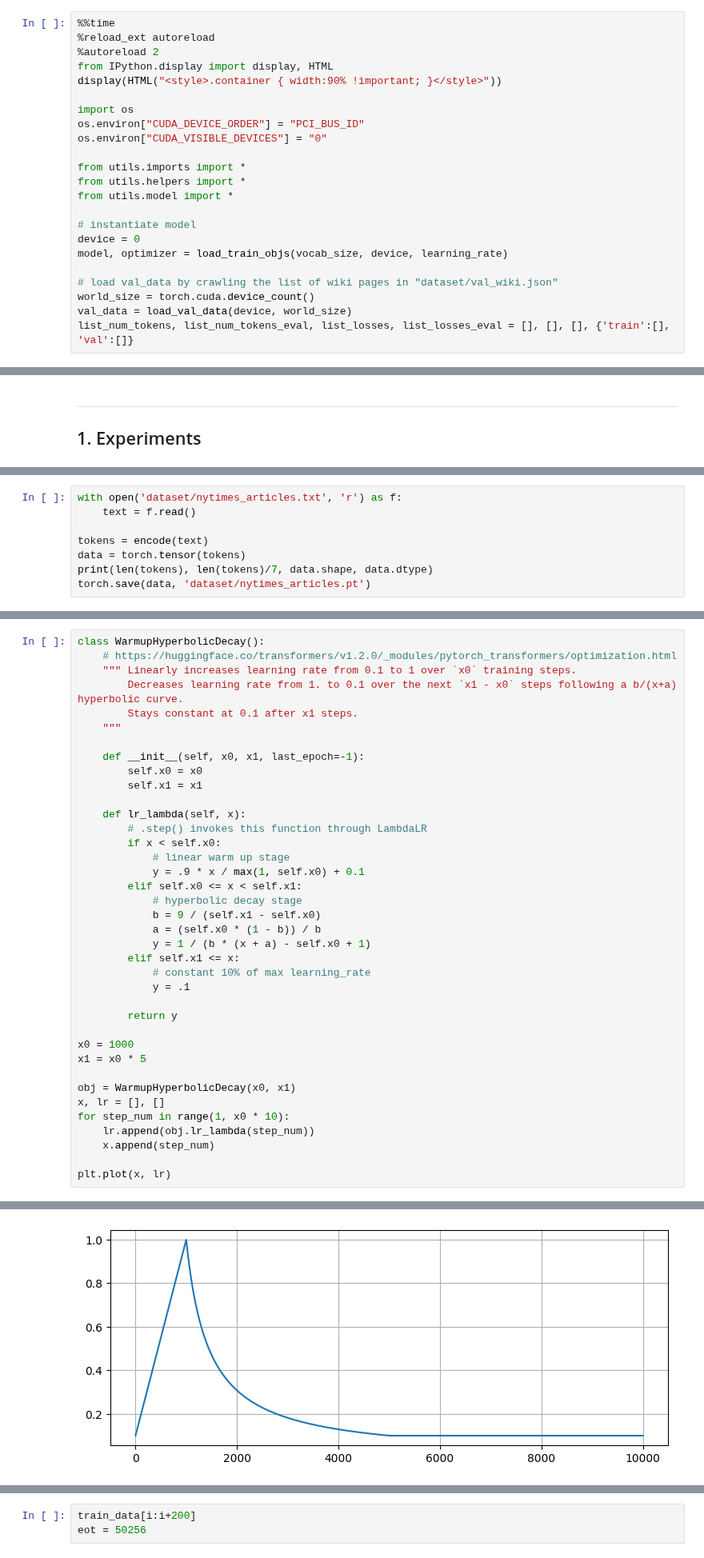
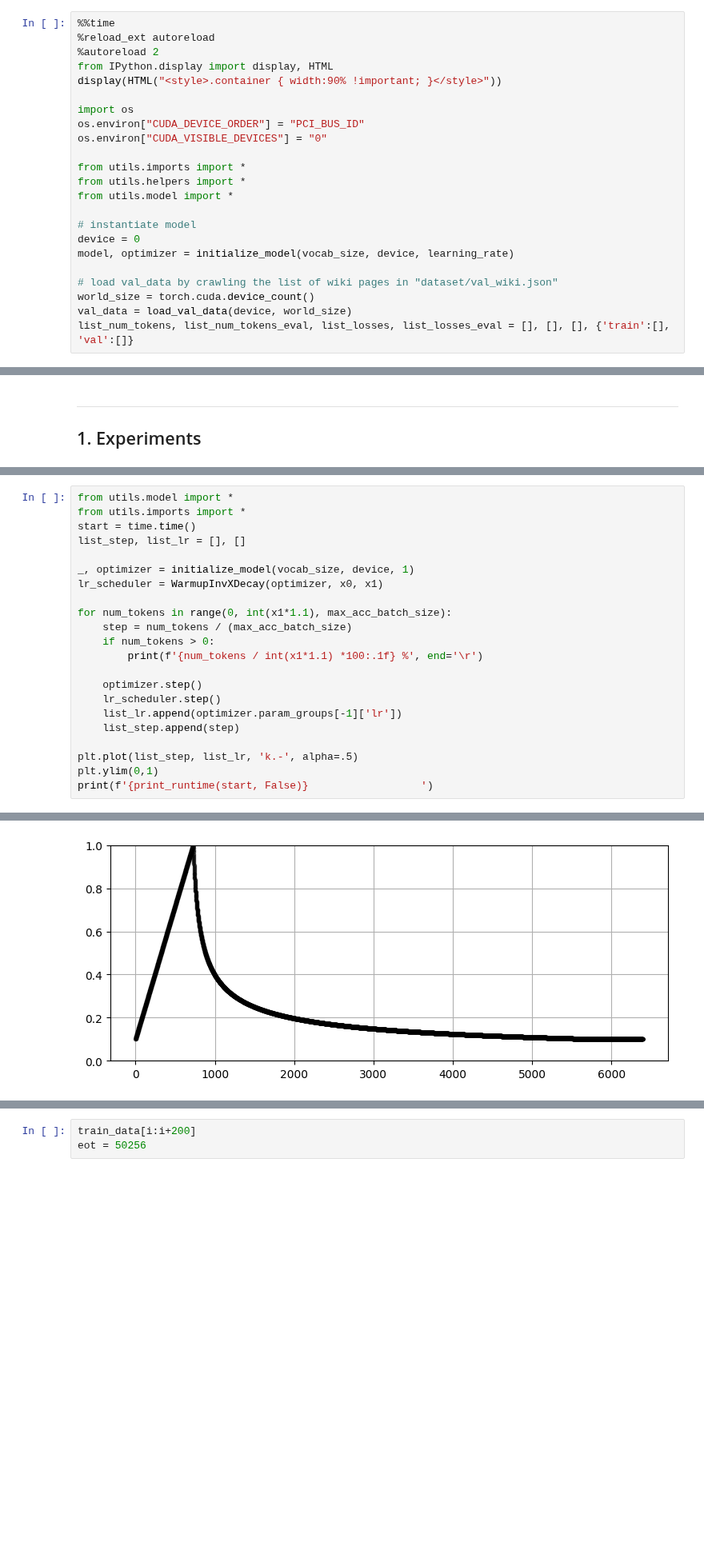
Before and after one commit to ozkansafak/decoder-llm, a Jupyter notebook: main.ipynb, the cells around one changed output, grey strips where cells are left out. Shown at 80% size. Cells and saved outputs as stored; diff of their text form; blank space fills up the shorter version.

```diff
--- a/main.ipynb
+++ b/main.ipynb
@@ -15,7 +15,7 @@ from utils.model import *
 
 # instantiate model
 device = 0
-model, optimizer = load_train_objs(vocab_size, device, learning_rate)
+model, optimizer = initialize_model(vocab_size, device, learning_rate)
 
 # load val_data by crawling the list of wiki pages in "dataset/val_wiki.json"
 world_size = torch.cuda.device_count()
@@ -159,8 +158,0 @@ Wall time: 1.99 s
-# %%
-with open('dataset/nytimes_articles.txt', 'r') as f:
-    text = f.read()
-
-tokens = encode(text)
-data = torch.tensor(tokens)
-print(len(tokens), len(tokens)/7, data.shape, data.dtype)
-torch.save(data, 'dataset/nytimes_articles.pt')
@@ -188,39 +224,23 @@ Runtime: 0 min 15 sec
 # %%
-class WarmupHyperbolicDecay():
-    # https://huggingface.co/transformers/v1.2.0/_modules/pytorch_transformers/optimization.html
-    """ Linearly increases learning rate from 0.1 to 1 over `x0` training steps.
-        Decreases learning rate from 1. to 0.1 over the next `x1 - x0` steps following a b/(x+a) hyperbolic curve.
-        Stays constant at 0.1 after x1 steps.
-    """
+from utils.model import *
+from utils.imports import *
+start = time.time()
+list_step, list_lr = [], []
 
-    def __init__(self, x0, x1, last_epoch=-1):
-        self.x0 = x0
-        self.x1 = x1
+_, optimizer = initialize_model(vocab_size, device, 1)
+lr_scheduler = WarmupInvXDecay(optimizer, x0, x1)
 
-    def lr_lambda(self, x):
-        # .step() invokes this function through LambdaLR
-        if x < self.x0:
-            # linear warm up stage
-            y = .9 * x / max(1, self.x0) + 0.1
-        elif self.x0 <= x < self.x1:
-            # hyperbolic decay stage
-            b = 9 / (self.x1 - self.x0)
-            a = (self.x0 * (1 - b)) / b
-            y = 1 / (b * (x + a) - self.x0 + 1)
-        elif self.x1 <= x:
-            # constant 10% of max learning_rate
-            y = .1
+for num_tokens in range(0, int(x1*1.1), max_acc_batch_size):
+    step = num_tokens / (max_acc_batch_size)
+    if num_tokens > 0:
+        print(f'{num_tokens / int(x1*1.1) *100:.1f} %', end='\r')
 
-        return y
+    optimizer.step()
+    lr_scheduler.step()
+    list_lr.append(optimizer.param_groups[-1]['lr'])
+    list_step.append(step)
 
-x0 = 1000
-x1 = x0 * 5
-
-obj = WarmupHyperbolicDecay(x0, x1)
-x, lr = [], []
-for step_num in range(1, x0 * 10):
-    lr.append(obj.lr_lambda(step_num))
-    x.append(step_num)
-
-plt.plot(x, lr)
+plt.plot(list_step, list_lr, 'k.-', alpha=.5)
+plt.ylim(0,1)
+print(f'{print_runtime(start, False)}                  ')
 # %% [output]
@@ -228 +254 @@ plt.plot(x, lr)
-[figure, old version]
+[figure, new version]
```
Also changed, not shown: parts of 12 cells of this notebook, 4 other files.
